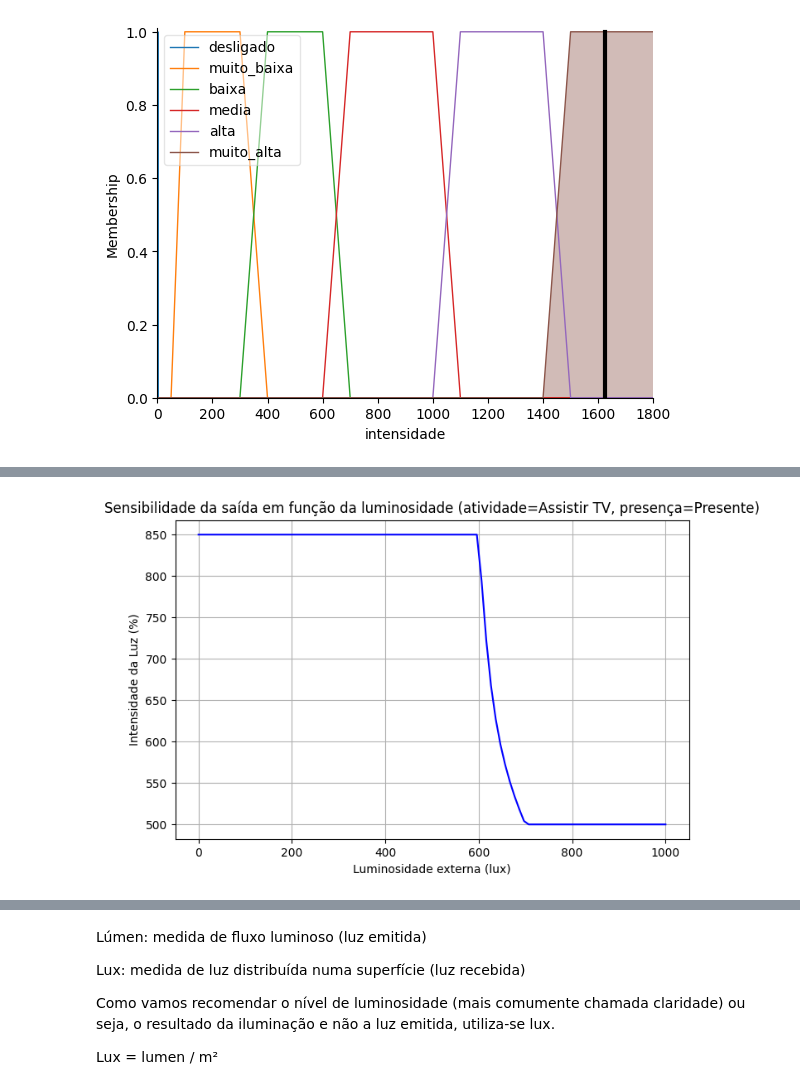
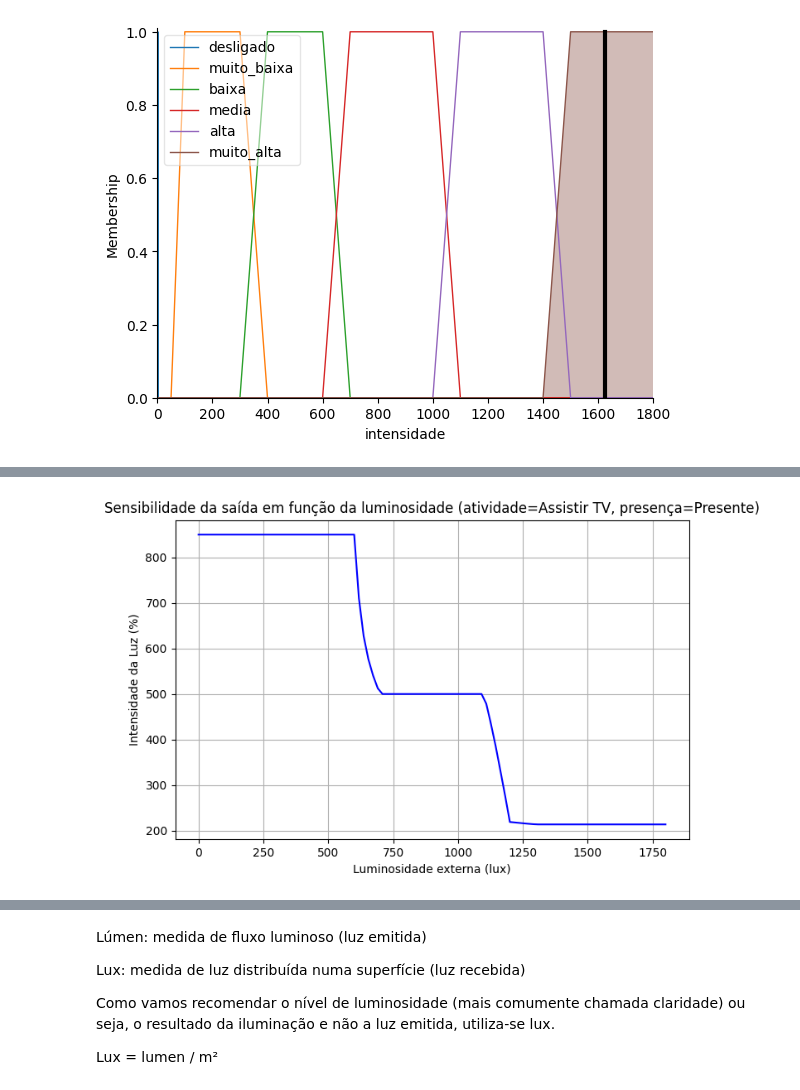
Before and after one commit to patriciacarvalhom/fuzzy, a Jupyter notebook: Notebook/fuzzy_skfuzzy.ipynb, the cells around one changed output, grey strips where cells are left out. Cells and saved outputs as stored; diff of their text form; code cells hidden in the pictures.

```diff
--- a/Notebook/fuzzy_skfuzzy.ipynb
+++ b/Notebook/fuzzy_skfuzzy.ipynb
@@ -177,7 +177,7 @@ Intensidade da iluminação recomendada: 1623.81
 # pesquisar se dá pra usar essas simulações pro desvio padrão
 # Eixo x: luminosidade, eixo y: atividade, z: intensidade da luz
 num = 40  # resolução
-luminosidade_range = numpy.linspace(0, 1000, num)
+luminosidade_range = numpy.linspace(0, 1800, num)
 atividade_range = numpy.linspace(1, 5, num)
 # 1=ler,5=trabalhar
 X, Y = numpy.meshgrid(luminosidade_range, atividade_range)
@@ -214,25 +214,25 @@ plt.show()
 # %%
 # CURVA DE SENSIBILIDADE (2D)
 # -------------------------------
-luminosidade_range = numpy.linspace(0, 1000, 100)
+luminosidade_range = numpy.linspace(0, 1800, 100)
 saida = []
 atividade_fixa = 2  # Por exemplo, 2 = Assistir TV
 for l in luminosidade_range:
     simulador = ctrl.ControlSystemSimulation(sistema)
     simulador.input['luminosidade_externa'] = l
     simulador.input['atividade'] = atividade_fixa
     simulador.input['presenca'] = 1
     simulador.input['seguranca'] = 0
     simulador.input['economia'] = 0
     simulador.compute()
     saida.append(simulador.output['intensidade'])
 
 plt.figure(figsize=(8,5))
 plt.plot(luminosidade_range, saida, color='b')
 plt.xlabel('Luminosidade externa (lux)')
 plt.ylabel('Intensidade da Luz (%)')
 plt.title('Sensibilidade da saída em função da luminosidade (atividade=Assistir TV, presença=Presente)')
 plt.grid(True)
 plt.show()
 # %% [output]
-[figure, old version]
+[figure, new version]
```
Also changed, not shown: parts of 9 cells of this notebook.
